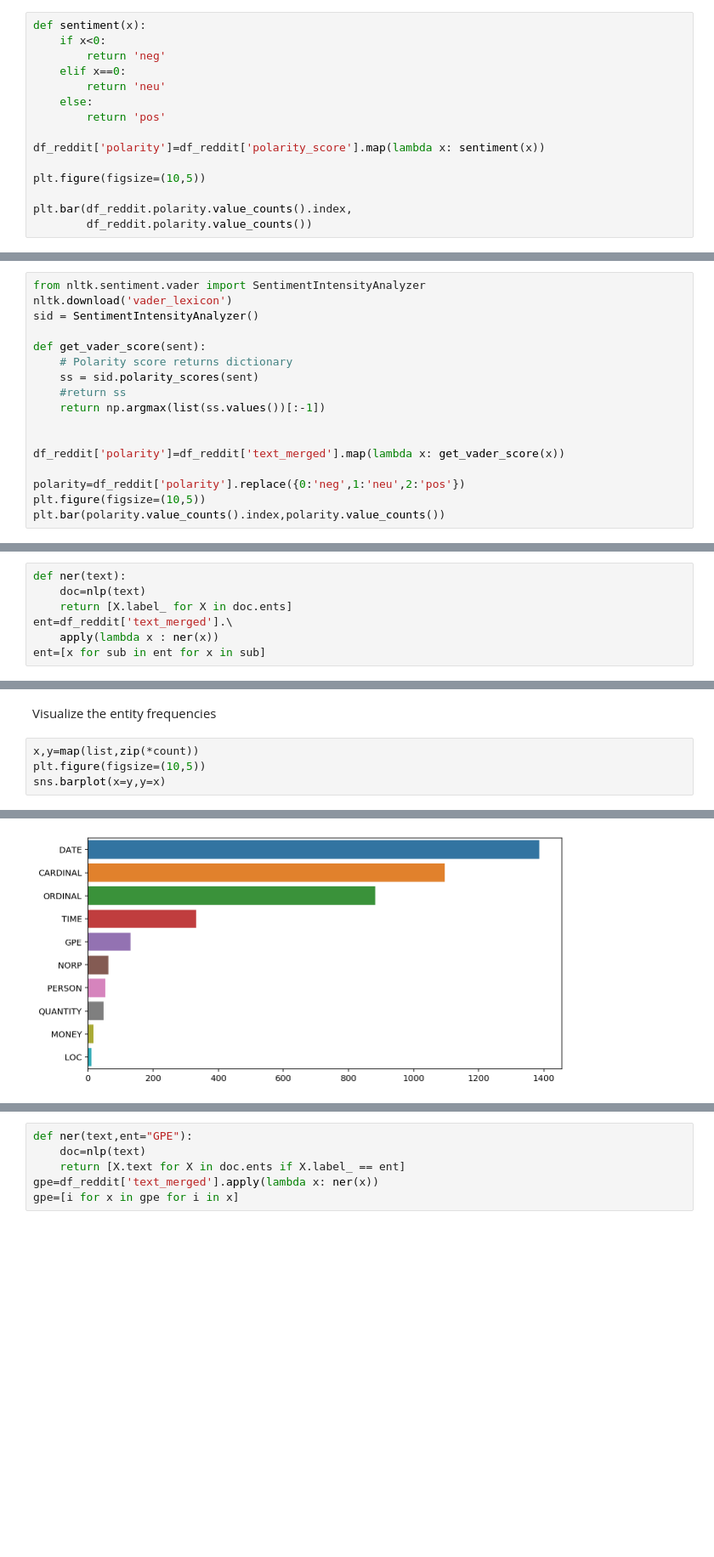
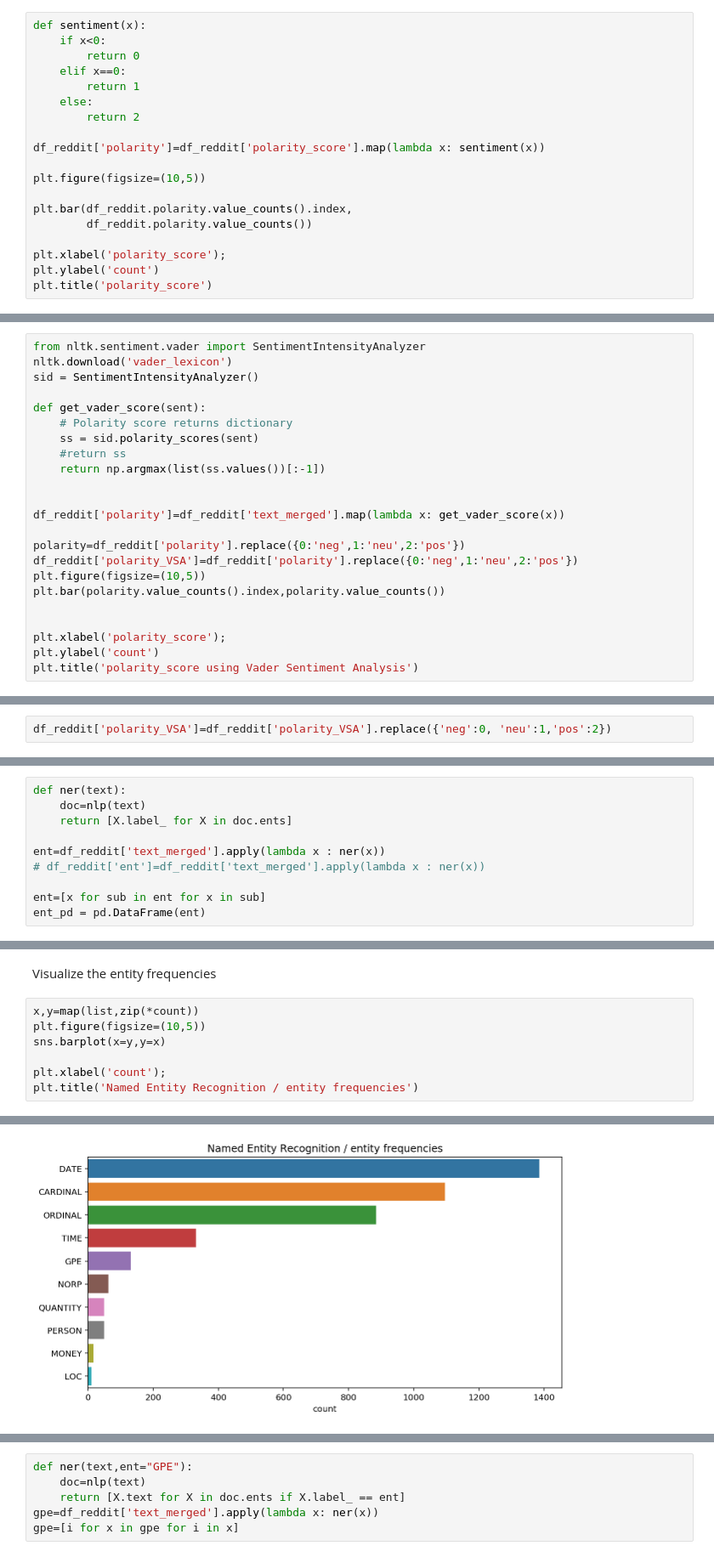
Before and after one commit to Atashnezhad/NLP_Proj2, a Jupyter notebook: Codes/P03_Exploratory data analysis.ipynb, the cells around one changed output, grey strips where cells are left out. Shown at 85% size. Cells and saved outputs as stored; diff of their text form; blank space fills up the shorter version.

```diff
--- a/Codes/P03_Exploratory data analysis.ipynb
+++ b/Codes/P03_Exploratory data analysis.ipynb
@@ -641,11 +664,11 @@ df_reddit['polarity_score'].hist(bins=200, log=True)
 # %%
 def sentiment(x):
     if x<0:
-        return 'neg'
+        return 0
     elif x==0:
-        return 'neu'
+        return 1
     else:
-        return 'pos'
+        return 2
 
 df_reddit['polarity']=df_reddit['polarity_score'].map(lambda x: sentiment(x))
 
@@ -653,4 +676,8 @@ plt.figure(figsize=(10,5))
 
 plt.bar(df_reddit.polarity.value_counts().index,
         df_reddit.polarity.value_counts())
+
+plt.xlabel('polarity_score');
+plt.ylabel('count')
+plt.title('polarity_score')
 # %% [output]
@@ -693,8 +773,14 @@ def get_vader_score(sent):
 df_reddit['polarity']=df_reddit['text_merged'].map(lambda x: get_vader_score(x))
 
 polarity=df_reddit['polarity'].replace({0:'neg',1:'neu',2:'pos'})
+df_reddit['polarity_VSA']=df_reddit['polarity'].replace({0:'neg',1:'neu',2:'pos'})
 plt.figure(figsize=(10,5))
 plt.bar(polarity.value_counts().index,polarity.value_counts())
+
+
+plt.xlabel('polarity_score');
+plt.ylabel('count')
+plt.title('polarity_score using Vader Sentiment Analysis')
 # %% [output]
 [nltk_data] Downloading package vader_lexicon to C:\Users\DASLAB
 [nltk_data]     Hareland 3\AppData\Roaming\nltk_data...
@@ -704,3 +790,5 @@ plt.bar(polarity.value_counts().index,polarity.value_counts())
+# %%
+df_reddit['polarity_VSA']=df_reddit['polarity_VSA'].replace({'neg':0, 'neu':1,'pos':2})
 # %% [markdown]
 ### Named Entity Recognition
 
@@ -733,6 +819,9 @@ India GPE and Iran GPE have agreed to boost the economic viability of the strate
 def ner(text):
     doc=nlp(text)
     return [X.label_ for X in doc.ents]
-ent=df_reddit['text_merged'].\
-    apply(lambda x : ner(x))
+
+ent=df_reddit['text_merged'].apply(lambda x : ner(x))
+# df_reddit['ent']=df_reddit['text_merged'].apply(lambda x : ner(x))
+
 ent=[x for sub in ent for x in sub]
+ent_pd = pd.DataFrame(ent)
@@ -747,4 +894,7 @@ Visualize the entity frequencies
 x,y=map(list,zip(*count))
 plt.figure(figsize=(10,5))
 sns.barplot(x=y,y=x)
+
+plt.xlabel('count');
+plt.title('Named Entity Recognition / entity frequencies')
 # %% [output]
@@ -752 +902 @@ sns.barplot(x=y,y=x)
-[figure, old version]
+[figure, new version]
```
Also changed, not shown: parts of 64 cells of this notebook, 8 other files.
